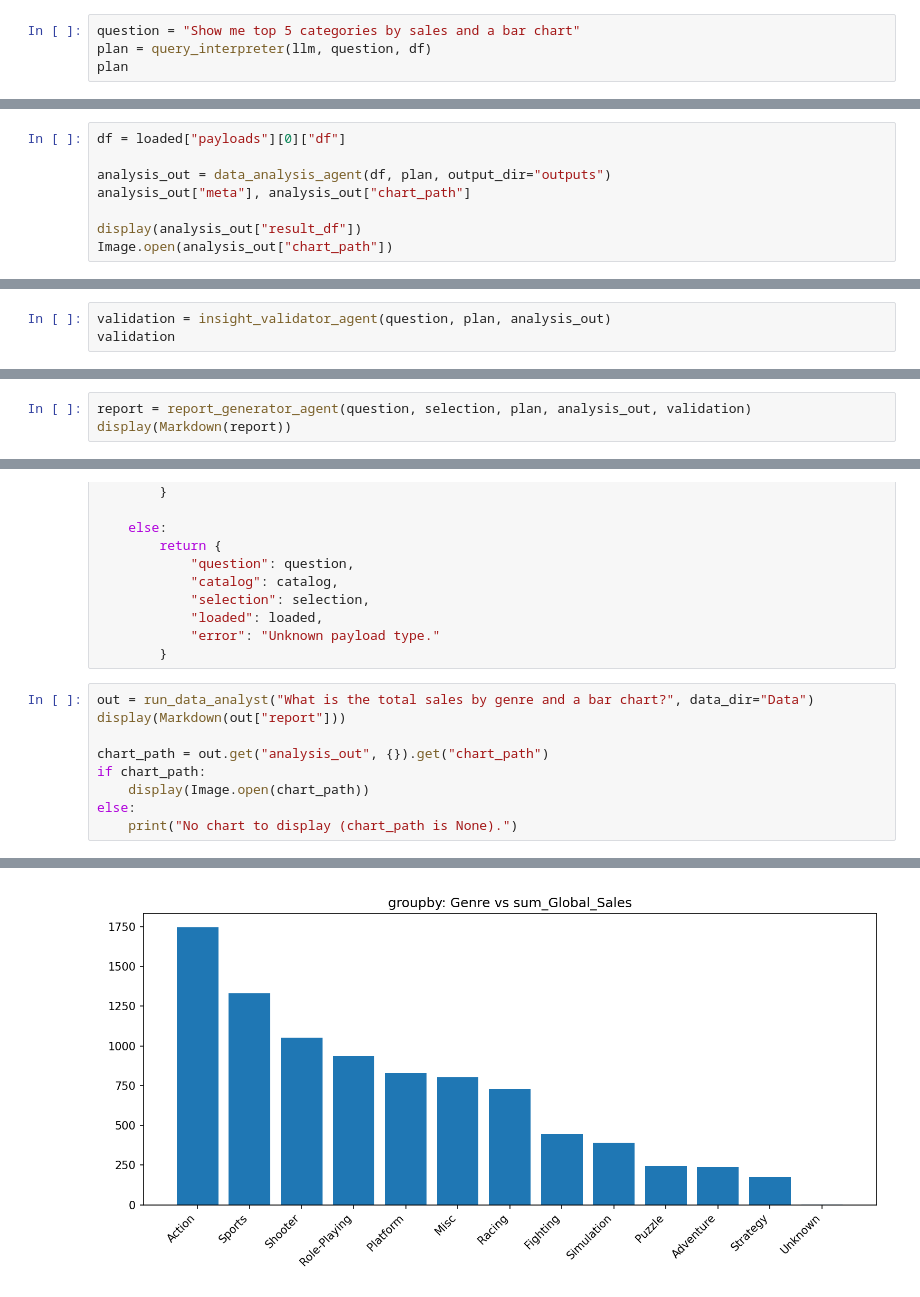
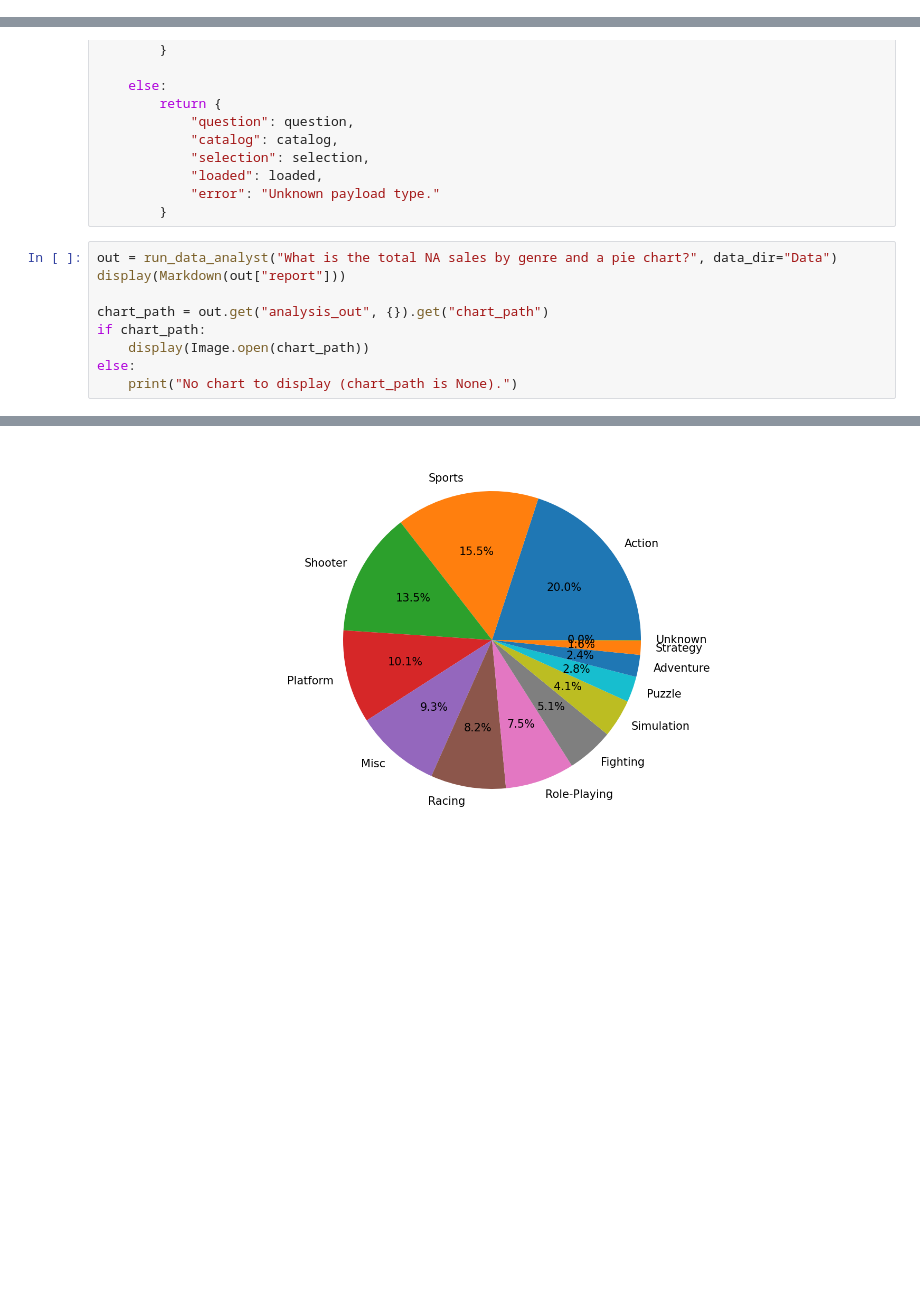
Before and after one commit to adamwageeh88/Multi-Agent-Data-Analysis-Tool, a Jupyter notebook: Multi-Agent.ipynb, the cells around one changed output, grey strips where cells are left out. Cells and saved outputs as stored; diff of their text form; blank space fills up the shorter version.

Commit message:
Added outputs to gitignore and Data analysis agent can generate different types of charts now

```diff
--- a/Multi-Agent.ipynb
+++ b/Multi-Agent.ipynb
@@ -353,7 +290,3 @@ Return JSON ONLY.
     except Exception:
         m = re.search(r"\{.*\}", raw, re.S)
         return json.loads(m.group(0)) if m else {"intent":"unknown","missing_info":["json_parse_failed"]}
-# %%
-question = "Show me top 5 categories by sales and a bar chart"
-plan = query_interpreter(llm, question, df)
-plan
@@ -553,11 +583,3 @@ def data_analysis_agent(df, plan: dict, output_dir="outputs") -> dict:
     # =========================
     out["meta"]["error"] = f"unsupported intent: {intent}"
     return out
-# %%
-df = loaded["payloads"][0]["df"]
-
-analysis_out = data_analysis_agent(df, plan, output_dir="outputs")
-analysis_out["meta"], analysis_out["chart_path"]
-
-display(analysis_out["result_df"])
-Image.open(analysis_out["chart_path"])
@@ -633,6 +647,3 @@ def insight_validator_agent(question: str, plan: dict, analysis_out: dict) -> di
 
     status = "ok" if len(issues) == 0 else "issues"
     return {"status": status, "issues": issues, "notes": notes}
-# %%
-validation = insight_validator_agent(question, plan, analysis_out)
-validation
@@ -758,6 +765,3 @@ def report_generator_agent(question: str, selection: dict, plan: dict, analysis_
     lines.append("")
 
     return "\n".join(lines)
-# %%
-report = report_generator_agent(question, selection, plan, analysis_out, validation)
-display(Markdown(report))
@@ -918,7 +887,7 @@ Answer clearly and professionally.
             "error": "Unknown payload type."
         }
 # %%
-out = run_data_analyst("What is the total sales by genre and a bar chart?", data_dir="Data")
+out = run_data_analyst("What is the total NA sales by genre and a pie chart?", data_dir="Data")
 display(Markdown(out["report"]))
 
 chart_path = out.get("analysis_out", {}).get("chart_path")
@@ -968,5 +937,5 @@ Role-Playing            934.40
 
 ## Recommendations / Next Actions
 - If needed, break down metrics further by **Region**, **Segment**, or **Sub-Category** to identify opportunities.
 - Consider trend analysis over **Order Date** to see seasonality (requires date aggregation).
-[figure, old version]
+[figure, new version]
```
Also changed, not shown: parts of 10 cells of this notebook, 1 other file.
